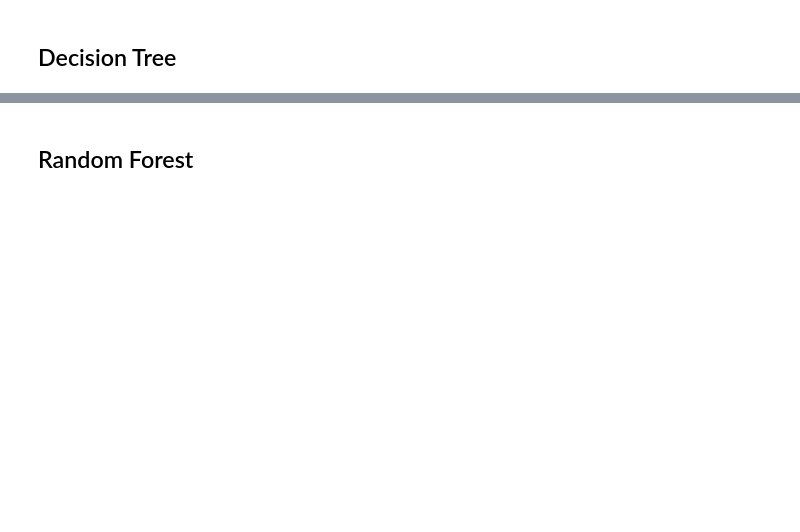
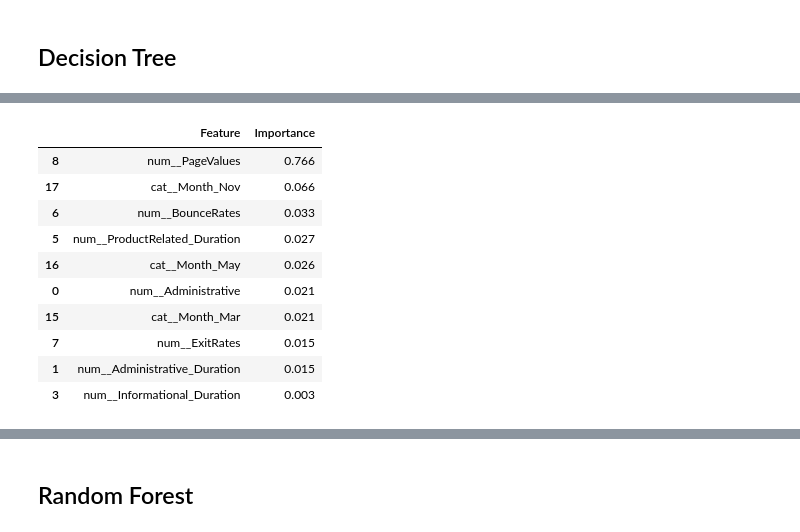
Before and after one commit to Lvl-Up-Slime/CAI_4105_2026_Fall_Team_6, a Jupyter notebook: challenge2/Challenge2.ipynb, the cells around one changed output, grey strips where cells are left out. Drawn from its saved outputs; the diff is of its cells as text; code cells hidden in the pictures; blank space fills up the shorter version.

```diff
--- a/challenge2/Challenge2.ipynb
+++ b/challenge2/Challenge2.ipynb
@@ -424,25 +661,74 @@ print("RBF SVM support vectors:", svmrbf_model.n_support_)
 # %% [markdown]
 ## Decision Tree
 # %%
+# --- 1. Cross-Validation & Scoring Setup ---
+# Maintain class proportions (~84.5% False / ~15.5% True) across 5 folds
+# and optimize specifically for the positive class (Revenue=True) F1 score
+cv = StratifiedKFold(n_splits=5, shuffle=True, random_state=42)
+f1_purchase = make_scorer(f1_score, pos_label=True, zero_division=0)
+
+# --- 2. Dedicated Decision Tree Base Pipeline ---
+# Clone the global preprocessor so fitting GridSearchCV never mutates shared pipelines
 dt_pipe = Pipeline([
-    ("prep", preprocessor),
-    ("model", DecisionTreeClassifier(
-        random_state=42,
-        max_depth=5,
-        min_samples_leaf=11,
-    ))
+    ("prep", clone(preprocessor)),
+    ("model", DecisionTreeClassifier(random_state=42)),
 ])
-fitted_dt = clone(dt_pipe).fit(X_train, y_train)
 
-dt_model = fitted_dt.named_steps["model"]
+# --- 3. Impurity, Pre/Post-Pruning, & Class-Weight Hyperparameter Grid ---
+# Sweep splitting criteria, tree depth, minimum leaf samples, and cost-complexity pruning
+# alongside custom class_weight ratios to balance precision and recall under class imbalance
+param_grid = {
+    "model__criterion": ["gini", "entropy"],
+    "model__max_depth": [3, 4, 5, 6, 8, 10, None],
+    "model__min_samples_leaf": [5, 10, 15, 25, 50],
+    "model__ccp_alpha": [0.0, 0.0005, 0.001, 0.005],
+    "model__class_weight": [
+        None,
+        "balanced",
+        {False: 1, True: 2},
+        {False: 1, True: 3},
+        {False: 1, True: 4},
+    ],
+}
+
+# --- 4. Configure and Fit GridSearchCV Exclusively on Training Data ---
+# Fit strictly on X_train to prevent validation data leakage; refit=True automatically
+# retrains the winning hyperparameter combination on the full training set
+dt_search = GridSearchCV(
+    estimator=dt_pipe,
+    param_grid=param_grid,
+    scoring=f1_purchase,
+    cv=cv,
+    refit=True,
+    return_train_score=True,
+    n_jobs=-1,
+)
+dt_search.fit(X_train, y_train)
+
+# --- 5. Cross-Validation Performance Summary ---
+# Compare mean CV training vs. validation F1 to check generalization before holdout evaluation
+best_index = dt_search.best_index_
+best_cv_train_f1 = dt_search.cv_results_["mean_train_score"][best_index]
+best_cv_valid_f1 = dt_search.best_score_
+
+print("Best Decision Tree Parameters:", dt_search.best_params_)
+print(f"Best Mean CV Training F1:     {best_cv_train_f1:.3f}")
+print(f"Best Mean CV Validation F1:   {best_cv_valid_f1:.3f}")
+
+# --- 6. Learned Feature Importance Inspection ---
+# Extract the refitted winning pipeline and display the top 10 most important features
+best_dt_pipe = dt_search.best_estimator_
+dt_model = best_dt_pipe.named_steps["model"]
+
 dt_importance = pd.DataFrame({
-    "Feature": fitted_dt.named_steps["prep"].get_feature_names_out(),
-    "Importance": dt_model.feature_importances_
+    "Feature": best_dt_pipe.named_steps["prep"].get_feature_names_out(),
+    "Importance": dt_model.feature_importances_,
 })
 
 display(
     dt_importance.sort_values(
         "Importance",
-        ascending=False
+        ascending=False,
     ).head(10).round(3)
 )
+# %% [output]
@@ -448,0 +738,11 @@ display(
+|  | Feature | Importance |
+| 8 | num__PageValues | 0.766 |
+| 17 | cat__Month_Nov | 0.066 |
+| 6 | num__BounceRates | 0.033 |
+| 5 | num__ProductRelated_Duration | 0.027 |
+| 16 | cat__Month_May | 0.026 |
+| 0 | num__Administrative | 0.021 |
+| 15 | cat__Month_Mar | 0.021 |
+| 7 | num__ExitRates | 0.015 |
+| 1 | num__Administrative_Duration | 0.015 |
+| 3 | num__Informational_Duration | 0.003 |
```
Also changed, not shown: parts of 16 cells of this notebook.
